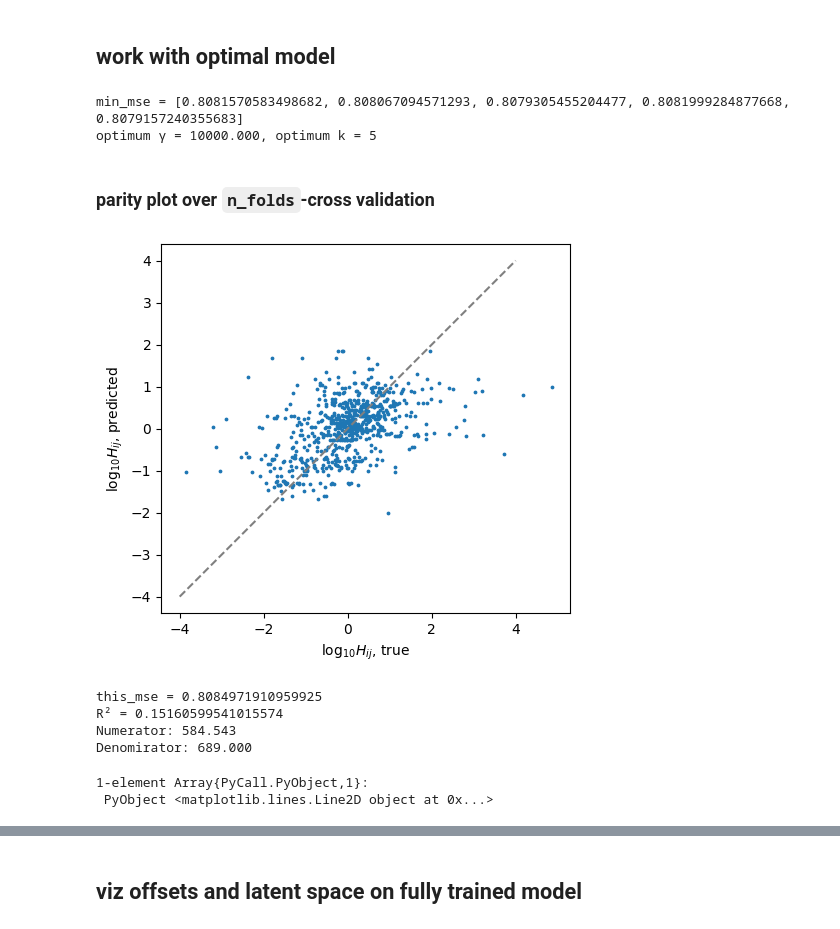
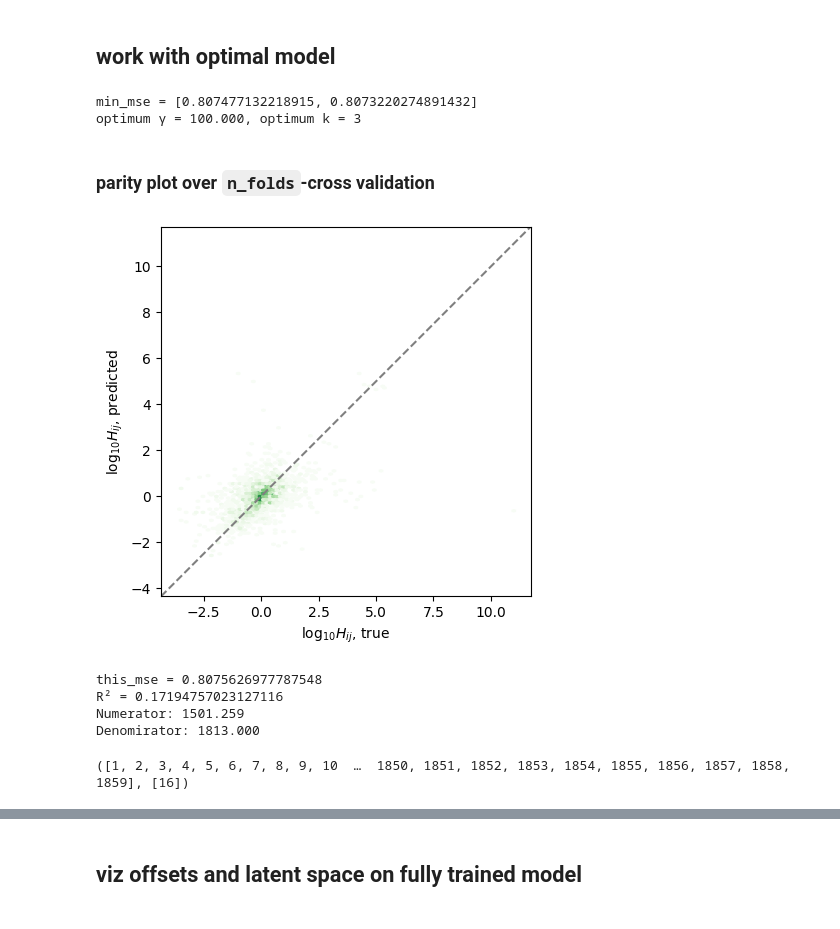
Before and after one commit to SimonEnsemble/material_recommendation_system, a Jupyter notebook: RecSys.ipynb, the cells around one changed output, grey strips where cells are left out. Cells and saved outputs as stored; diff of their text form; code cells hidden in the pictures.

```diff
--- a/RecSys.ipynb
+++ b/RecSys.ipynb
@@ -16,8 +16,8 @@ see `CreateMatrix.ipynb` for Python code that queries the NIST database for the
 
 the gases run along the columns, the materials run along the rows, and the entries are the Henry coefficients identified from experimental adsorption data.
 # %%
-@load joinpath("data", "logH_matrix_materials_and_gases.jld2") new_H master_list_of_materials master_list_of_gases
-H = deepcopy(new_H) # log(H)
+@load joinpath("data", "logH_matrix_materials_and_gases.jld2") H master_list_of_materials master_list_of_gases
+#H = deepcopy(new_H) # log(H)
 materials = String.(deepcopy(master_list_of_materials)) # list of materials, order corresponding to rows in H
 gases = String.(deepcopy(master_list_of_gases)) # list of gases, order corresponding to cols in H
 
@@ -352,5 +313,5 @@ H
 # %%
-n_folds = 3 # K-fold cross validation
+n_folds = nb_obs # K-fold cross validation
 println("running $n_folds-cross validation...")
 kfolds = KFold(nb_obs, n_folds=n_folds, shuffle=true);
 # %% [output]
@@ -394,8 +365,8 @@ plt.show()
 
 specify the range of ranks and regularization params we aim to cover
 # %%
-ks = [1, 2, 3, 4, 5] # ranks
-γs = 10.0 .^ range(0.0, 6.0, length=10); # regularization params
+ks = [2,3] # ranks
+γs = 10.0 .^ range(1.0, 5.0, length=5); # regularization params
 # %% [markdown]
 map rank to color for data visualizations
 # %%
@@ -459,46 +430,52 @@ opt_γ = γs[argmin(mse[opt_k])]
 @show(min_mse)
 @printf("optimum γ = %.3f, optimum k = %d\n", opt_γ, opt_k)
 # %% [output]
-min_mse = [0.8081570583498682, 0.808067094571293, 0.8079305455204477, 0.8081999284877668, 0.8079157240355683]
-optimum γ = 10000.000, optimum k = 5
+min_mse = [0.807477132218915, 0.8073220274891432]
+optimum γ = 100.000, optimum k = 3
 # %% [markdown]
 ### parity plot over `n_folds`-cross validation
 # %%
 H_actual = Float64[]
 H_pred = Float64[]
 this_mse = 0.0
 for (train_ids, test_ids) in kfolds
     # train model on training data
     G, M, glrm, ch = fit_glrm(opt_k, opt_γ, ids_obs[train_ids], verbose=false)
 
     # test
     Ĥ = impute(glrm)
     H_pred = vcat(H_pred, [Ĥ[i, j] for (i, j) in ids_obs[test_ids]])
     H_actual = vcat(H_actual, [H[i, j] for (i, j) in ids_obs[test_ids]])
     this_mse = sum((H_pred .- H_actual) .^ 2) / length(test_ids)
 end
 
 this_mse /= n_folds
 @show(this_mse)
 
 R² = 1 - sum((H_pred .- H_actual) .^ 2) / sum((H_actual .- mean(H_actual)) .^ 2)
 @show R²
 @printf("Numerator: %.3f\n", sum((H_pred .- H_actual) .^ 2))
 @printf("Denomirator: %.3f\n", sum((H_actual .- mean(H_actual)) .^ 2))
 
 
 fig, ax = subplots()
 xlabel(L"$\log_{10} H_{ij}$, true")
 ylabel(L"$\log_{10} H_{ij}$, predicted")
-#hexbin(H_actual, H_pred, cmap="Greens", mincnt=1) #mincnt=1 makes bins white
-scatter(H_actual, H_pred, s=3)
+hexbin(H_actual, H_pred, cmap="Greens", mincnt=1) #mincnt=1 makes bins white
+#scatter(H_actual, H_pred, s=3)
+xlim = ax.get_xlim()
+ylim = ax.get_ylim()
+ax.plot(xlim, xlim, linestyle="--", color="gray")
+ax.set_xlim(xlim)
+ax.set_ylim(xlim)
 ax.set_aspect("equal")
-plot([-4, 4], [-4, 4], linestyle="--", color="gray")
 # %% [output]
-[figure, old version]
+[figure, new version]
-this_mse = 0.8084971910959925
-R² = 0.15160599541015574
-Numerator: 584.543
-Denomirator: 689.000
+this_mse = 0.8075626977787548
+R² = 0.17194757023127116
+Numerator: 1501.259
+Denomirator: 1813.000
-1-element Array{PyCall.PyObject,1}:
- PyObject <matplotlib.lines.Line2D object at 0x...>
+# %%
+kfolds[1]
+# %% [output]
+([1, 2, 3, 4, 5, 6, 7, 8, 9, 10  …  1850, 1851, 1852, 1853, 1854, 1855, 1856, 1857, 1858, 1859], [16])
```
Also changed, not shown: parts of 22 cells of this notebook, 3 other files.
